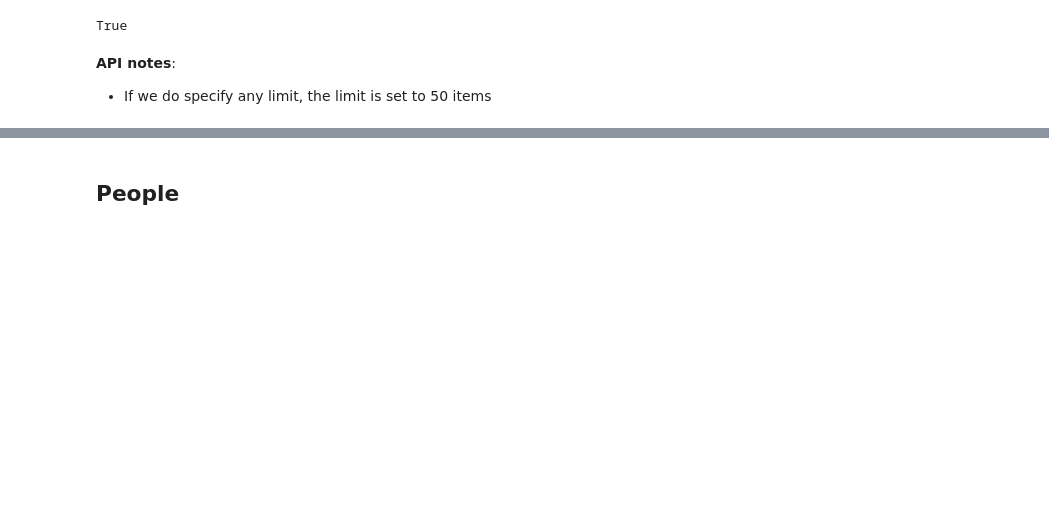
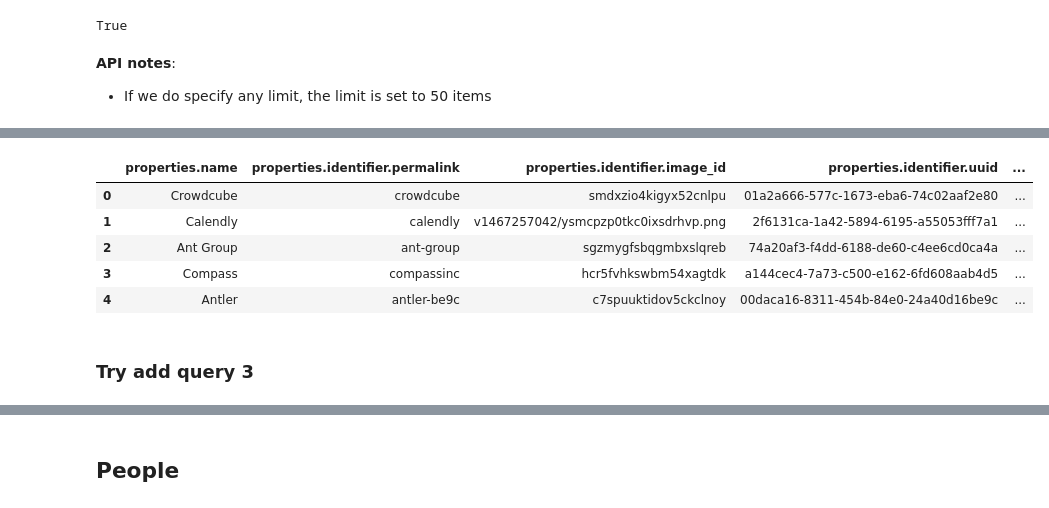
Before and after one commit to technometrics-lab/5-TechRank, a Jupyter notebook: crunchbase_api.ipynb, the cells around one changed output, grey strips where cells are left out. Cells and saved outputs as stored; diff of their text form; code cells hidden in the pictures; blank space fills up the shorter version.

```diff
--- a/crunchbase_api.ipynb
+++ b/crunchbase_api.ipynb
@@ -53,0 +98,40 @@ df.head()
+# %%
+query1 = {
+    "field_ids": [
+        "name",
+        "location_identifiers",
+        "listed_stock_symbol",
+        "location_identifiers",
+        "num_acquisitions",
+        "status",
+        "num_articles",
+    ],
+    "limit": 10,
+    "query": [
+        {
+          "type": "predicate",
+          "field_id": "status",
+          "operator_id": "eq",
+          "values": ["operating"]
+        },
+    ]
+
+}
+# %%
+r = requests.post(f"https://api.crunchbase.com/api/v4/searches/organizations", json=query1, params=params)
+# %%
+json_data = json.loads(r.text)
+# json_data
+# %%
+df = pd.json_normalize(json_data['entities'])
+df = df.drop("uuid", axis=1)
+df.head()
+# %% [output]
+|  | properties.name | properties.identifier.permalink | properties.identifier.image_id | properties.identifier.uuid | ... |
+| 0 | Crowdcube | crowdcube | smdxzio4kigyx52cnlpu | 01a2a666-577c-1673-eba6-74c02aaf2e80 | ... |
+| 1 | Calendly | calendly | v1467257042/ysmcpzp0tkc0ixsdrhvp.png | 2f6131ca-1a42-5894-6195-a55053fff7a1 | ... |
+| 2 | Ant Group | ant-group | sgzmygfsbqgmbxslqreb | 74a20af3-f4dd-6188-de60-c4ee6cd0ca4a | ... |
+| 3 | Compass | compassinc | hcr5fvhkswbm54xagtdk | a144cec4-7a73-c500-e162-6fd608aab4d5 | ... |
+| 4 | Antler | antler-be9c | c7spuuktidov5ckclnoy | 00daca16-8311-454b-84e0-24a40d16be9c | ... |
+# %% [markdown]
+### Try add query 3
```
Also changed, not shown: parts of 17 cells of this notebook.
